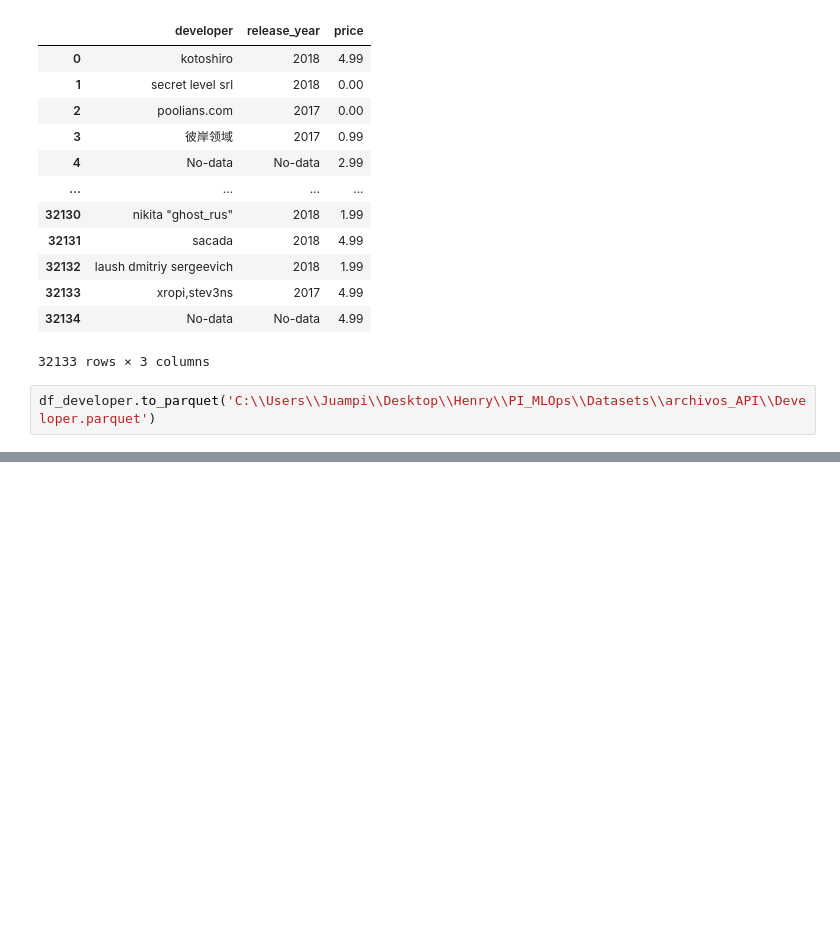
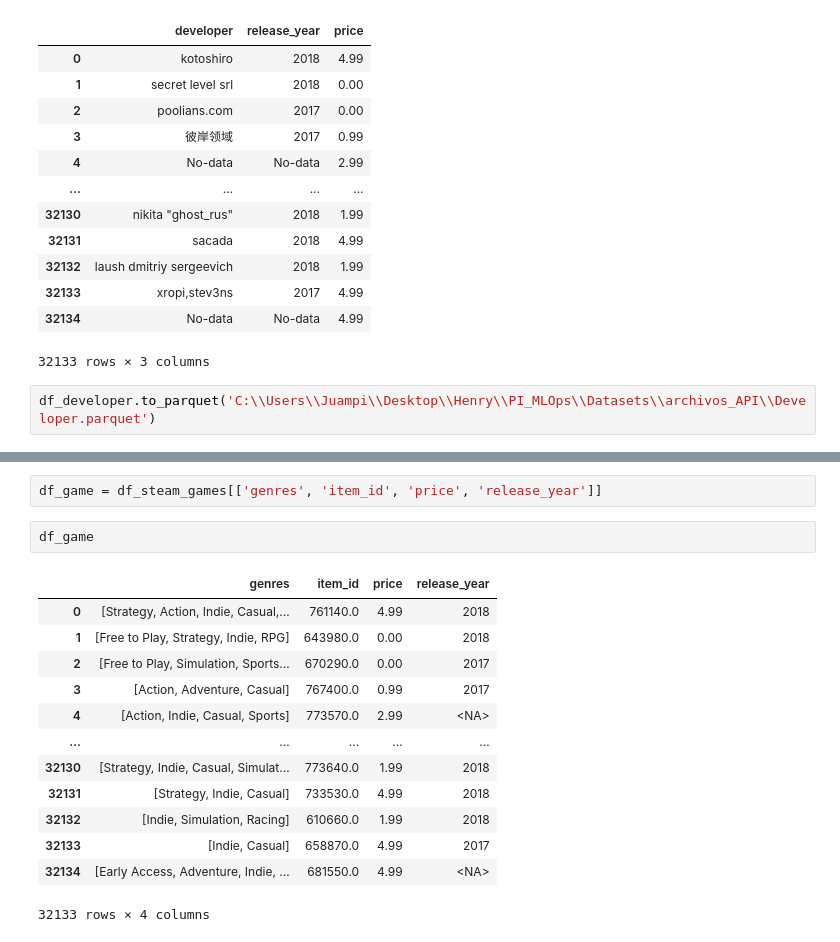
Before and after one commit to juampi1001/Proyecto_Individual_1_MLOps, a Jupyter notebook: Notebooks/Datos_y_funciones_API.ipynb, the cells around one changed output, grey strips where cells are left out. Cells and saved outputs as stored; diff of their text form; blank space fills up the shorter version.

```diff
--- a/Notebooks/Datos_y_funciones_API.ipynb
+++ b/Notebooks/Datos_y_funciones_API.ipynb
@@ -178,0 +244,18 @@ df_developer.to_parquet('C:\\Users\\Juampi\\Desktop\\Henry\\PI_MLOps\\Datasets\\
+# %%
+df_game = df_steam_games[['genres', 'item_id', 'price', 'release_year']]
+# %%
+df_game
+# %% [output]
+|  | genres | item_id | price | release_year |
+| 0 | [Strategy, Action, Indie, Casual,... | 761140.0 | 4.99 | 2018 |
+| 1 | [Free to Play, Strategy, Indie, RPG] | 643980.0 | 0.00 | 2018 |
+| 2 | [Free to Play, Simulation, Sports... | 670290.0 | 0.00 | 2017 |
+| 3 | [Action, Adventure, Casual] | 767400.0 | 0.99 | 2017 |
+| 4 | [Action, Indie, Casual, Sports] | 773570.0 | 2.99 | <NA> |
+| ... | ... | ... | ... | ... |
+| 32130 | [Strategy, Indie, Casual, Simulat... | 773640.0 | 1.99 | 2018 |
+| 32131 | [Strategy, Indie, Casual] | 733530.0 | 4.99 | 2018 |
+| 32132 | [Indie, Simulation, Racing] | 610660.0 | 1.99 | 2018 |
+| 32133 | [Indie, Casual] | 658870.0 | 4.99 | 2017 |
+| 32134 | [Early Access, Adventure, Indie, ... | 681550.0 | 4.99 | <NA> |
+32133 rows × 4 columns
```
Also changed, not shown: parts of 21 cells of this notebook, 3 other files.
